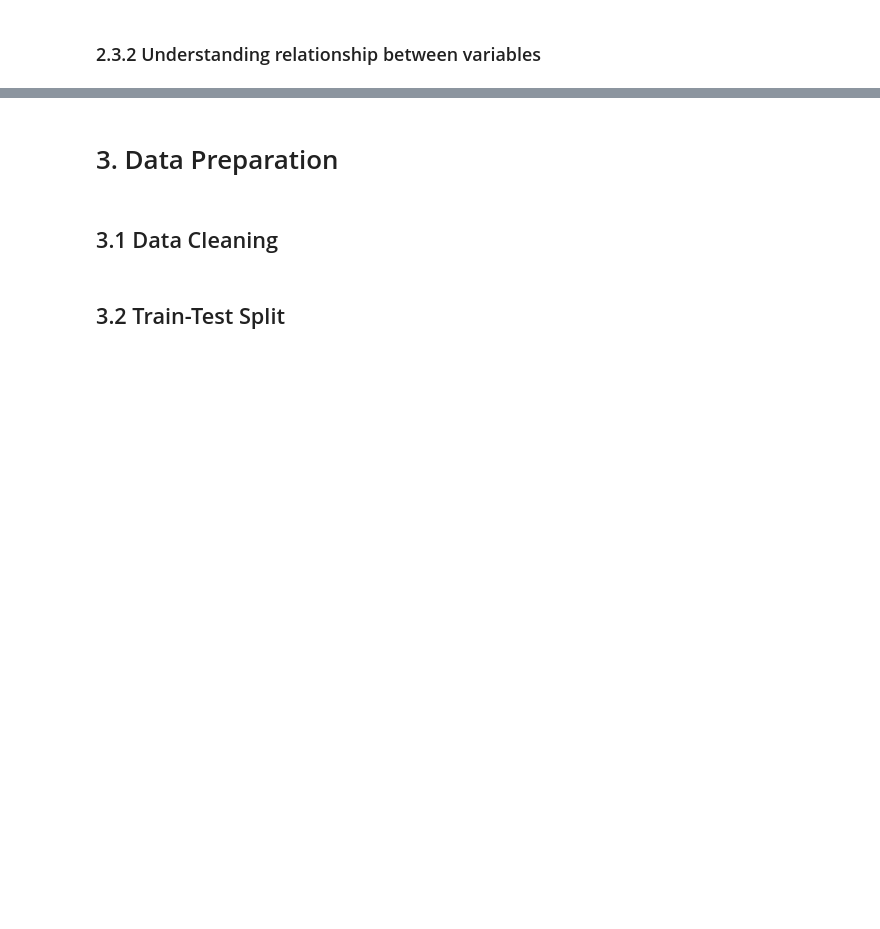
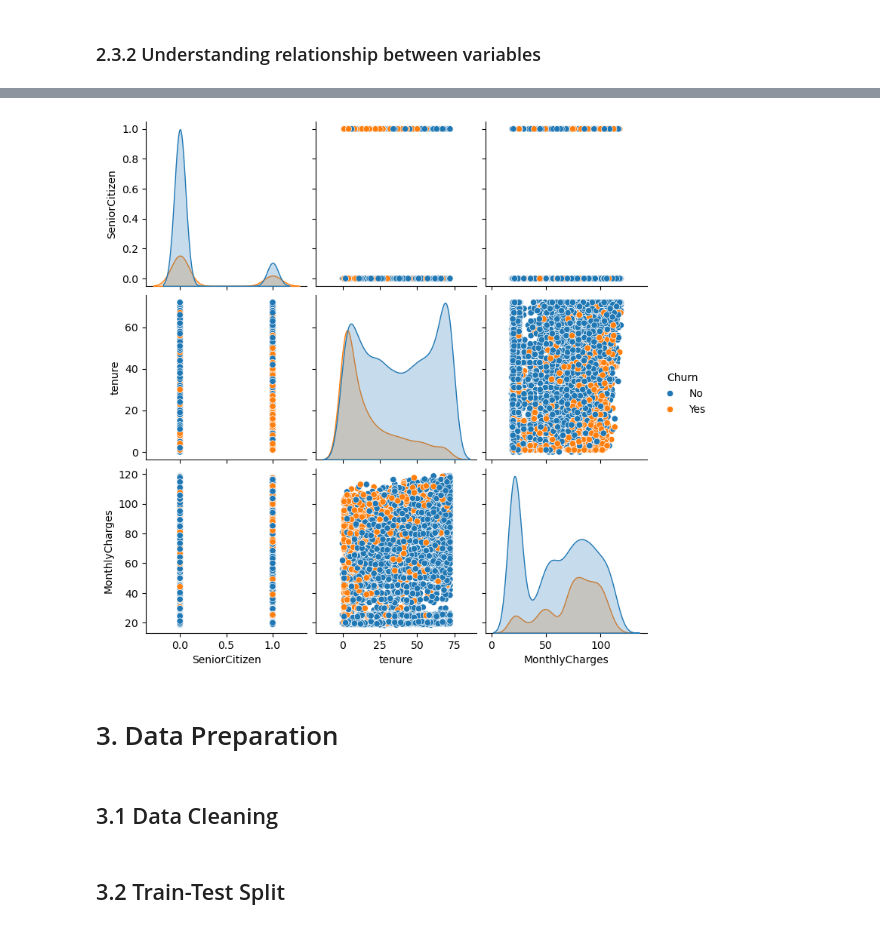
Before and after one commit to fiercetyper23/mldp_telco-churn, a Jupyter notebook: ZULZAWAID_BIN_ZUIKIFLI.ipynb, the cells around one changed output, grey strips where cells are left out. Saved outputs shown, nothing was run; the diff lists cells and outputs as text; code cells hidden in the pictures; blank space fills up the shorter version.

```diff
--- a/ZULZAWAID_BIN_ZUIKIFLI.ipynb
+++ b/ZULZAWAID_BIN_ZUIKIFLI.ipynb
@@ -104,3 +124,10 @@ plt.show()
+# %%
+## pairplot to understand relationship between features
+
+sns.pairplot(df, hue=col_y)
+plt.show()
+# %% [output]
+[figure, added]
 # %% [markdown]
 # 3. Data Preparation
 # %% [markdown]
```
Also changed, not shown: parts of 3 cells of this notebook.
